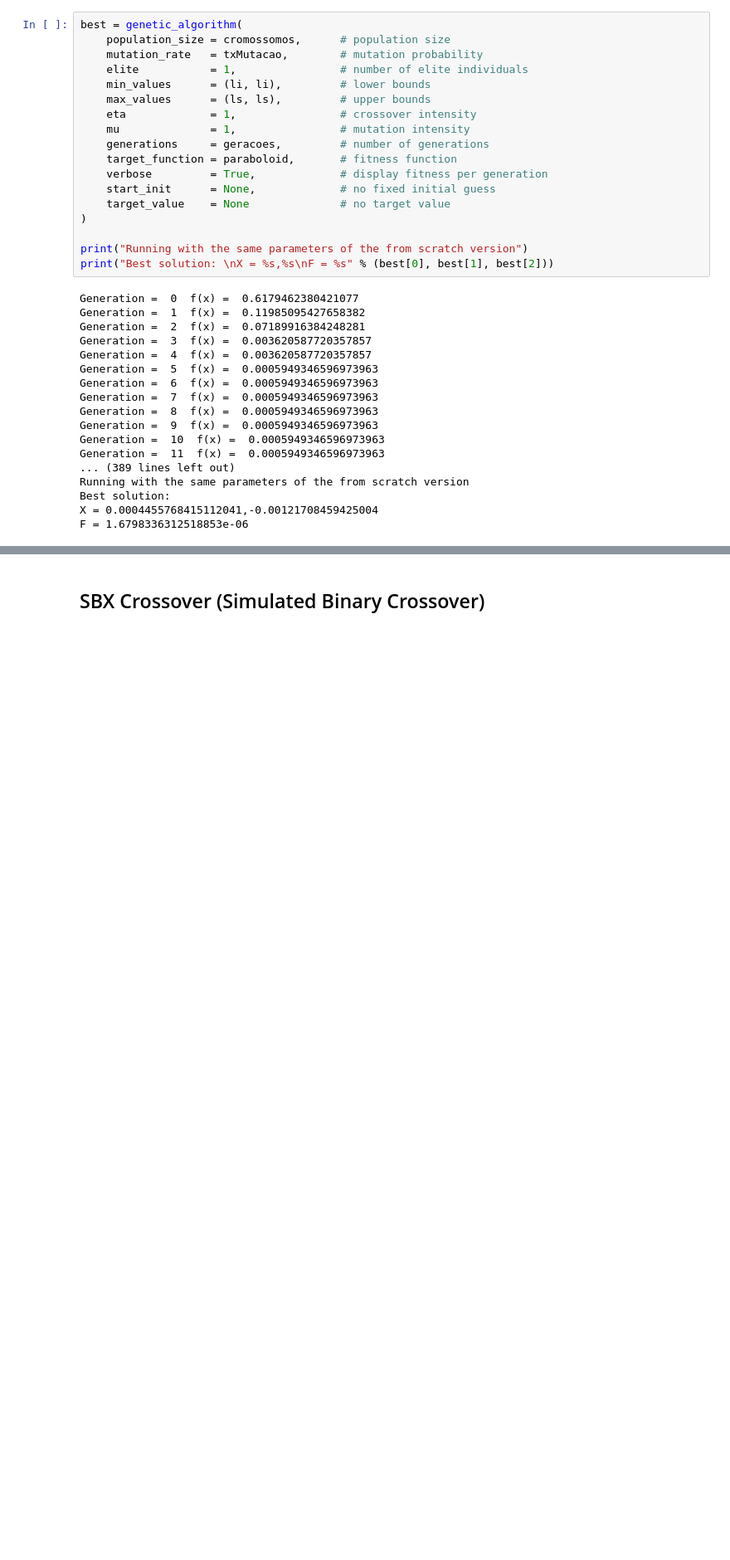
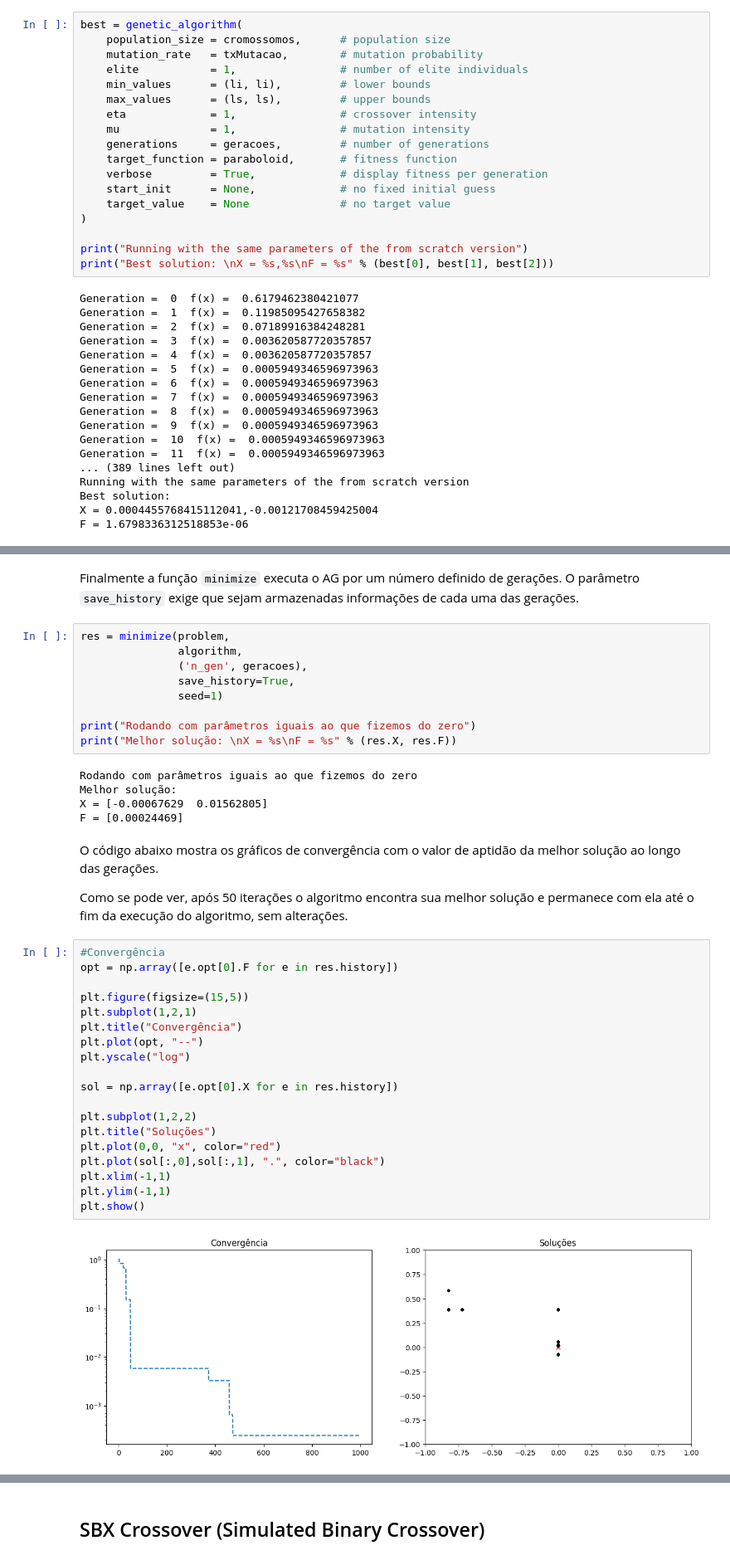
Before and after one commit to glaucogoncalves/nio, a Jupyter notebook: lectures/04_02_SA_GA.ipynb, the cells around one changed output, grey strips where cells are left out. Shown at 83% size. Drawn from its saved outputs; the diff is of its cells as text; blank space fills up the shorter version.

````diff
--- a/lectures/04_02_SA_GA.ipynb
+++ b/lectures/04_02_SA_GA.ipynb
@@ -572,0 +638,41 @@ F = 1.6798336312518853e-06
+# %% [markdown]
+Finalmente a função ```minimize``` executa o AG por um número definido de gerações. O parâmetro ```save_history``` exige que sejam armazenadas informações de cada uma das gerações.
+# %%
+res = minimize(problem,
+               algorithm,
+               ('n_gen', geracoes),
+               save_history=True,
+               seed=1)
+
+print("Rodando com parâmetros iguais ao que fizemos do zero")
+print("Melhor solução: \nX = %s\nF = %s" % (res.X, res.F))
+# %% [output]
+Rodando com parâmetros iguais ao que fizemos do zero
+Melhor solução:
+X = [-0.00067629  0.01562805]
+F = [0.00024469]
+# %% [markdown]
+O código abaixo mostra os gráficos de convergência com o valor de aptidão da melhor solução ao longo das gerações.
+
+Como se pode ver, após 50 iterações o algoritmo encontra sua melhor solução e permanece com ela até o fim da execução do algoritmo, sem alterações.
+# %%
+#Convergência
+opt = np.array([e.opt[0].F for e in res.history])
+
+plt.figure(figsize=(15,5))
+plt.subplot(1,2,1)
+plt.title("Convergência")
+plt.plot(opt, "--")
+plt.yscale("log")
+
+sol = np.array([e.opt[0].X for e in res.history])
+
+plt.subplot(1,2,2)
+plt.title("Soluções")
+plt.plot(0,0, "x", color="red")
+plt.plot(sol[:,0],sol[:,1], ".", color="black")
+plt.xlim(-1,1)
+plt.ylim(-1,1)
+plt.show()
+# %% [output]
+[figure, added]
````
Also changed, not shown: parts of 11 cells of this notebook, 2 other files.
